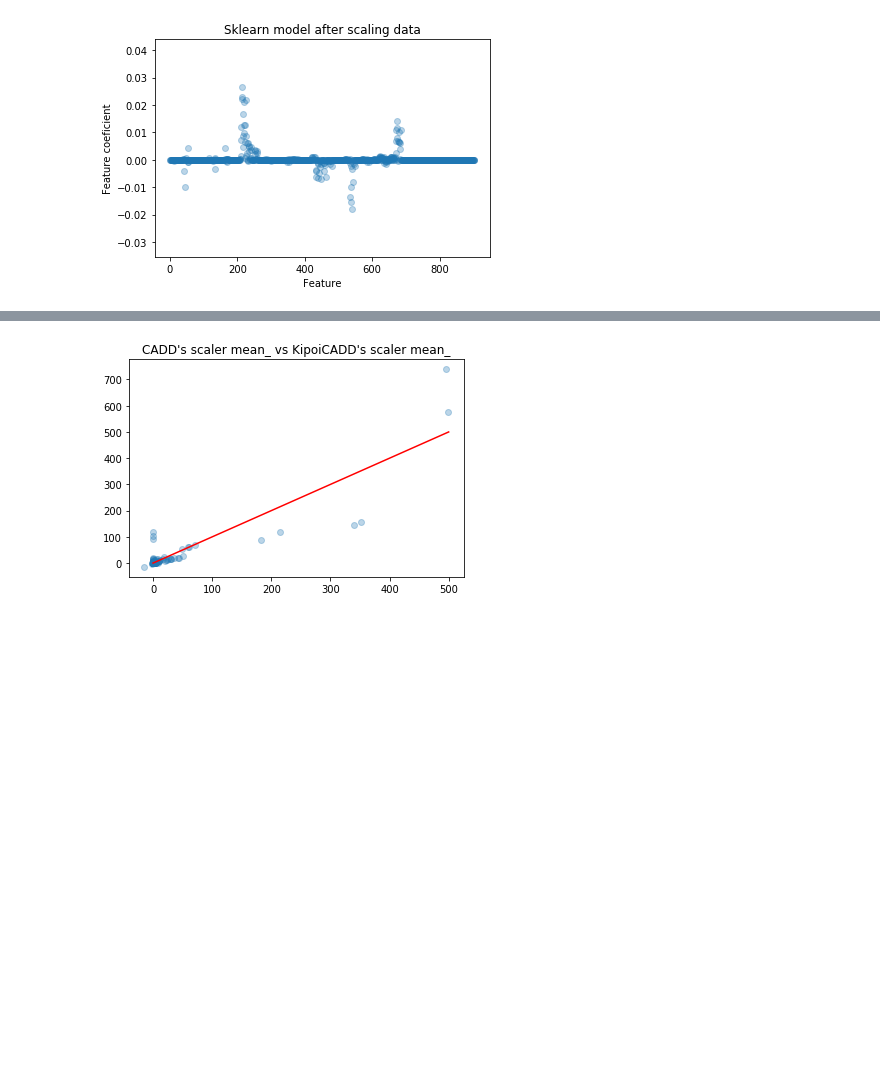
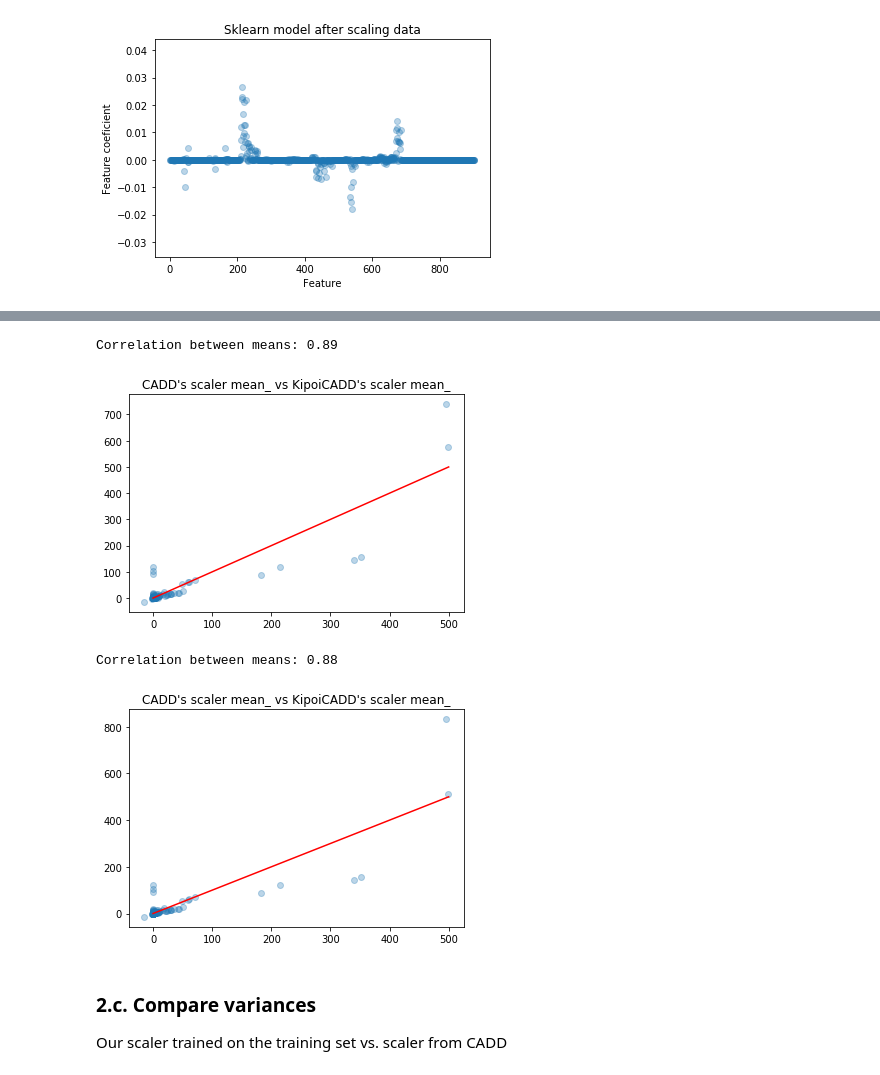
Before and after one commit to dansimancas/kipoi-cadd, a Jupyter notebook: src/02_retrain_cadd_v1.4/04_Compare_models_and_scalers.ipynb, the cells around one changed output, grey strips where cells are left out. Saved outputs shown, nothing was run; the diff lists cells and outputs as text; code cells hidden in the pictures; blank space fills up the shorter version.

```diff
--- a/src/02_retrain_cadd_v1.4/04_Compare_models_and_scalers.ipynb
+++ b/src/02_retrain_cadd_v1.4/04_Compare_models_and_scalers.ipynb
@@ -103,11 +121,32 @@ Our scaler trained on the training set vs. scaler from CADD
 # %%
+scaler_kipoicadd_train_file = "/s/project/kipoi-cadd/data/models/KipoiCadd_train-GRCh37.scaler"
 scaler_kipoicadd_train = joblib.load(scaler_kipoicadd_train_file) # reload scaler just in case
 _, scaler_cadd = joblib.load(model_cadd_file) # reload scaler just in case
 plt.scatter(scaler_cadd.mean_, scaler_kipoicadd_train.mean_, alpha=0.3);
 plt.title("CADD's scaler mean_ vs KipoiCADD's scaler mean_");
 plt.plot([0, 500], [0, 500], color='red');
+
+corr = pearsonr(scaler_cadd.mean_, scaler_kipoicadd_train.mean_)
+print("Correlation between means: {:.2f}".format(corr[0]))
 # %% [output]
+Correlation between means: 0.89
 [figure]
+# %%
+scaler_kipoicadd_valid_file = "/s/project/kipoi-cadd/data/models/KipoiCadd_valid-GRCh37.scaler"
+scaler_kipoicadd_valid = joblib.load(scaler_kipoicadd_valid_file) # reload scaler just in case
+_, scaler_cadd = joblib.load(model_cadd_file) # reload scaler just in case
+plt.scatter(scaler_cadd.mean_, scaler_kipoicadd_valid.mean_, alpha=0.3);
+plt.title("CADD's scaler mean_ vs KipoiCADD's scaler mean_");
+plt.plot([0, 500], [0, 500], color='red');
+
+corr = pearsonr(scaler_cadd.mean_, scaler_kipoicadd_valid.mean_)
+print("Correlation between means: {:.2f}".format(corr[0]))
+# %% [output]
+Correlation between means: 0.88
+[figure, added]
+# %% [markdown]
+### 2.c. Compare variances
+Our scaler trained on the training set vs. scaler from CADD
 # %%
 plt.scatter(scaler_cadd.var_, scaler_kipoicadd_train.var_, alpha=0.3);
 plt.title("CADD's scaler var_ vs KipoiCADD's scaler var_");
```
Also changed, not shown: parts of 9 cells of this notebook, 1 other file.
